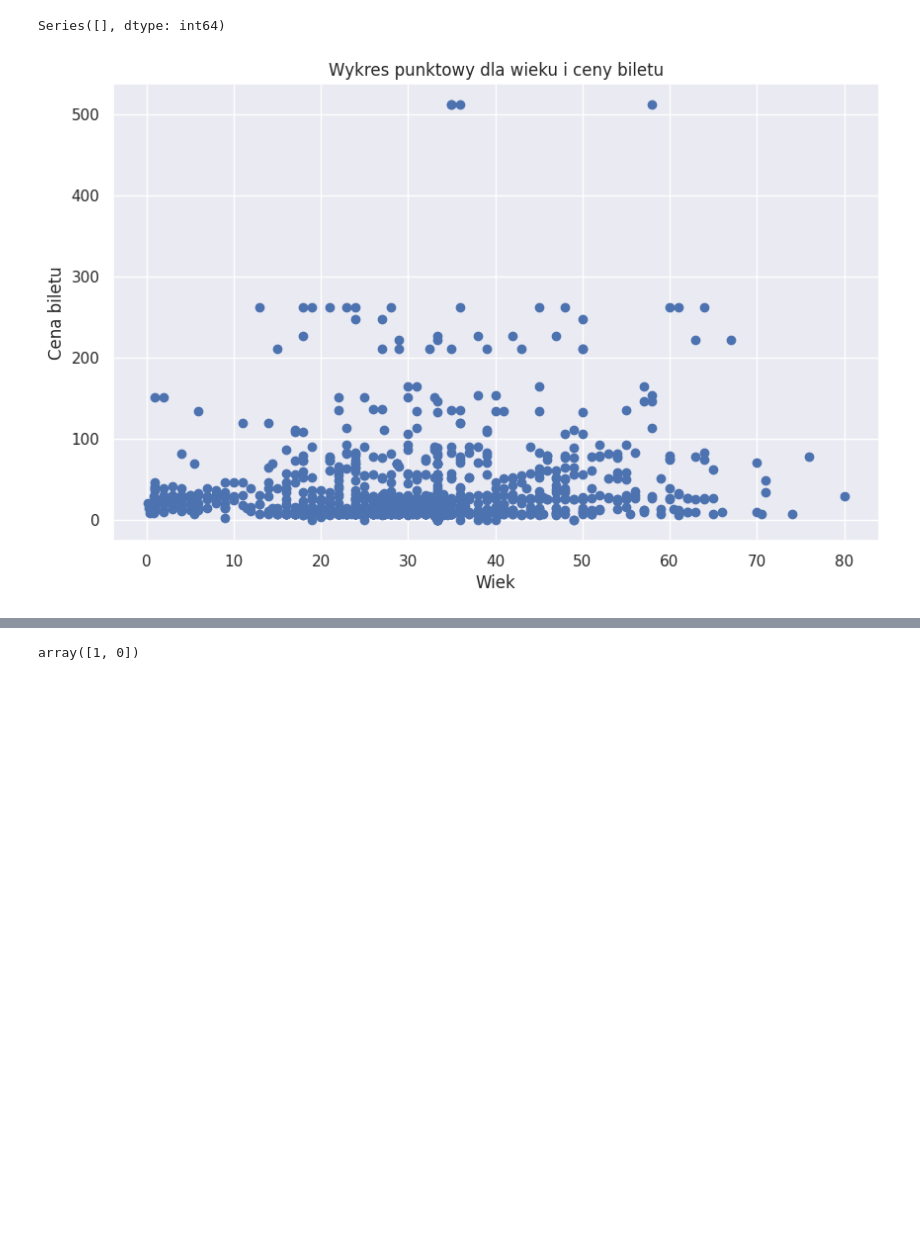
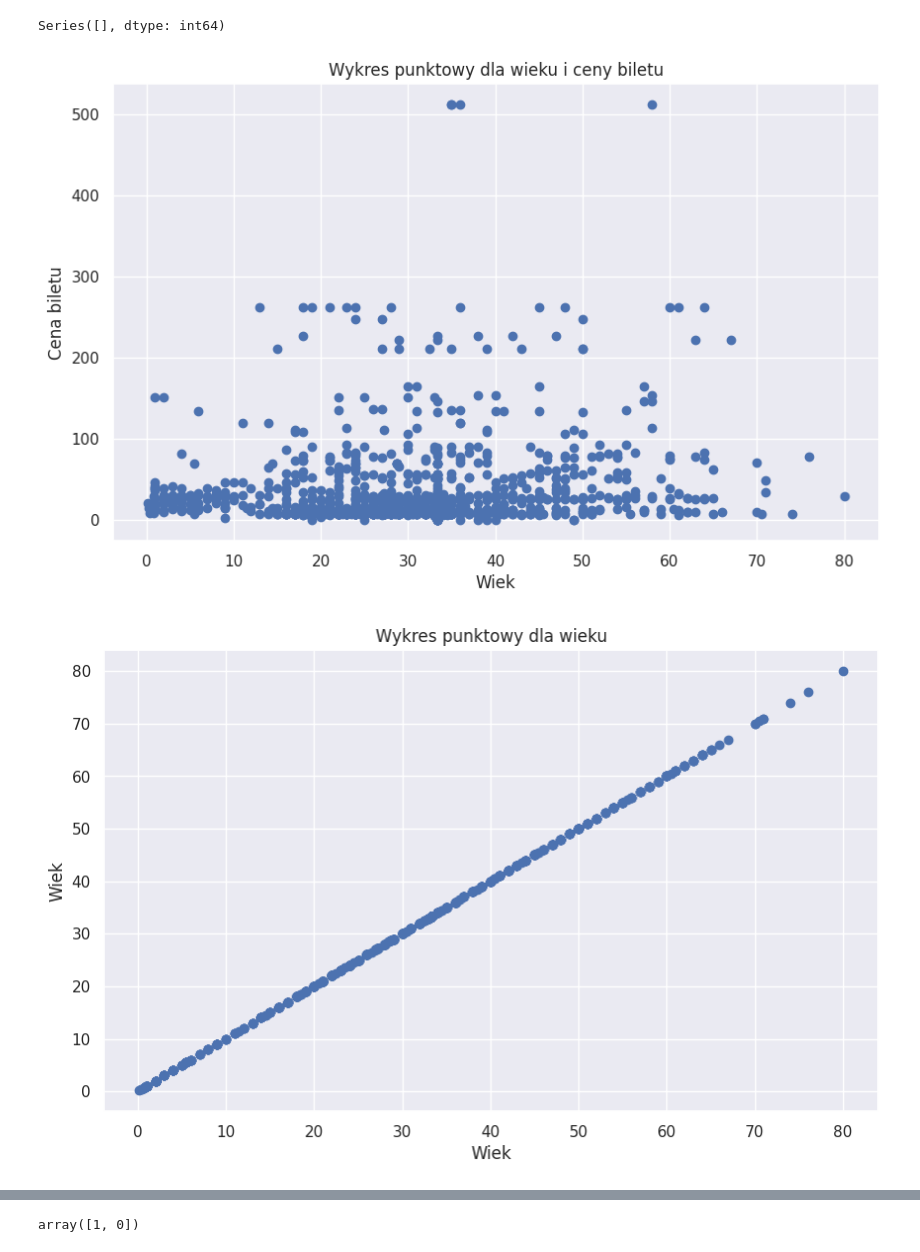
Before and after one commit to stefvlad/MyAI, a Jupyter notebook: project2_1sem.ipynb, the cells around one changed output, grey strips where cells are left out. Drawn from its saved outputs; the diff is of its cells as text; code cells hidden in the pictures; blank space fills up the shorter version.

```diff
--- a/project2_1sem.ipynb
+++ b/project2_1sem.ipynb
@@ -274,13 +283,30 @@ Series([], dtype: int64)
 # %%
 import matplotlib.pyplot as plt
 
 # Wykres punktowy dla wieku i ceny biletu
 plt.figure(figsize=(10, 6))
 plt.scatter(df['age'], df['fare'])
 plt.title('Wykres punktowy dla wieku i ceny biletu')
 plt.xlabel('Wiek')
 plt.ylabel('Cena biletu')
 plt.grid(True)
 plt.show()
+
+plt.figure(figsize=(10, 6))
+plt.scatter(df['age'], df['age'])
+plt.title('Wykres punktowy dla wieku')
+plt.xlabel('Wiek')
+plt.ylabel('Wiek')
+plt.grid(True)
+plt.show()
+
+plt.figure(figsize=(10, 6))
+plt.scatter(df['fare'], df['fare'])
+plt.title('Wykres punktowy dla ceny biletu')
+plt.xlabel('Cena')
+plt.ylabel('Cena')
+plt.grid(True)
+plt.show()
 # %% [output]
 [figure]
+[figure, added]
```
Also changed, not shown: parts of 27 cells of this notebook.
